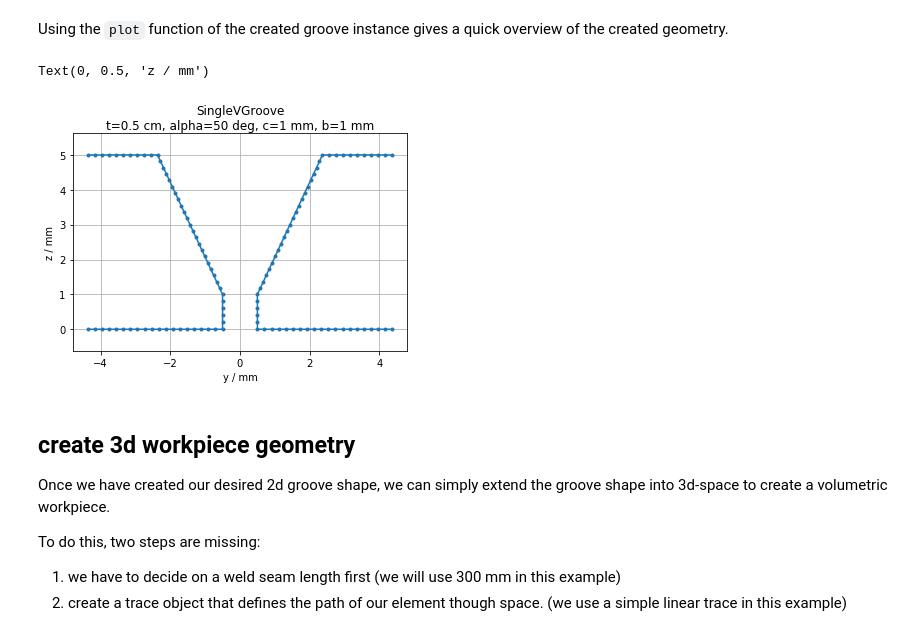
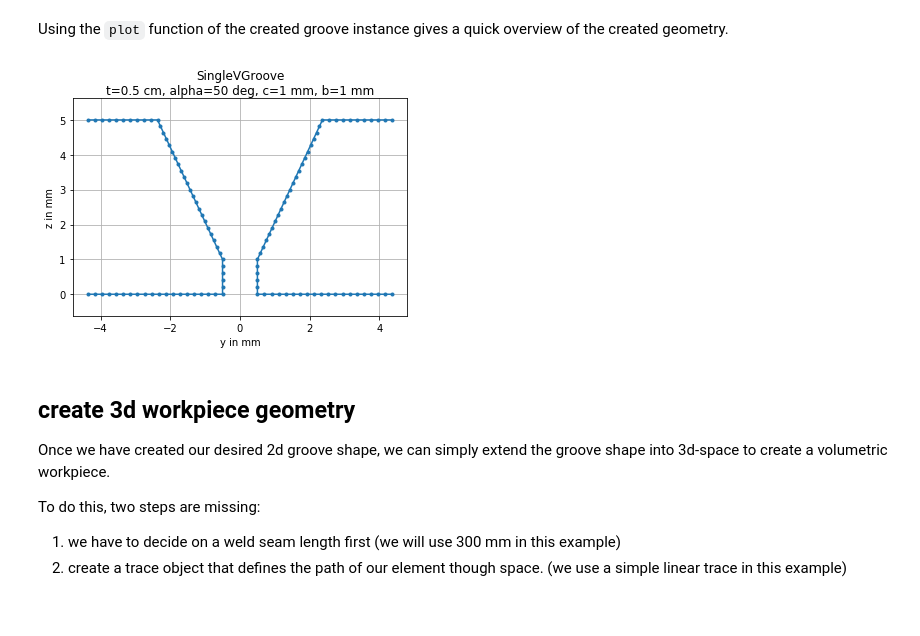
Before and after one commit to BAMWelDX/weldx, a Jupyter notebook: tutorials/welding_example_01_basics.ipynb, the cells around one changed output. Drawn from its saved outputs; the diff is of its cells as text; code cells hidden in the pictures.

```diff
--- a/tutorials/welding_example_01_basics.ipynb
+++ b/tutorials/welding_example_01_basics.ipynb
@@ -60,12 +55,8 @@ groove = get_groove(
 Using the `plot` function of the created groove instance gives a quick overview of the created geometry.
 # %%
 groove.plot(raster_width=0.2)
-ax = plt.gca()
-ax.set_xlabel('y / mm')
-ax.set_ylabel('z / mm')
 # %% [output]
-Text(0, 0.5, 'z / mm')
-[figure, old version]
+[figure, new version]
 # %% [markdown]
 ## create 3d workpiece geometry
 Once we have created our desired 2d groove shape, we can simply extend the groove shape into 3d-space to create a volumetric workpiece.
```
Also changed, not shown: parts of 19 cells of this notebook, 7 other files.
